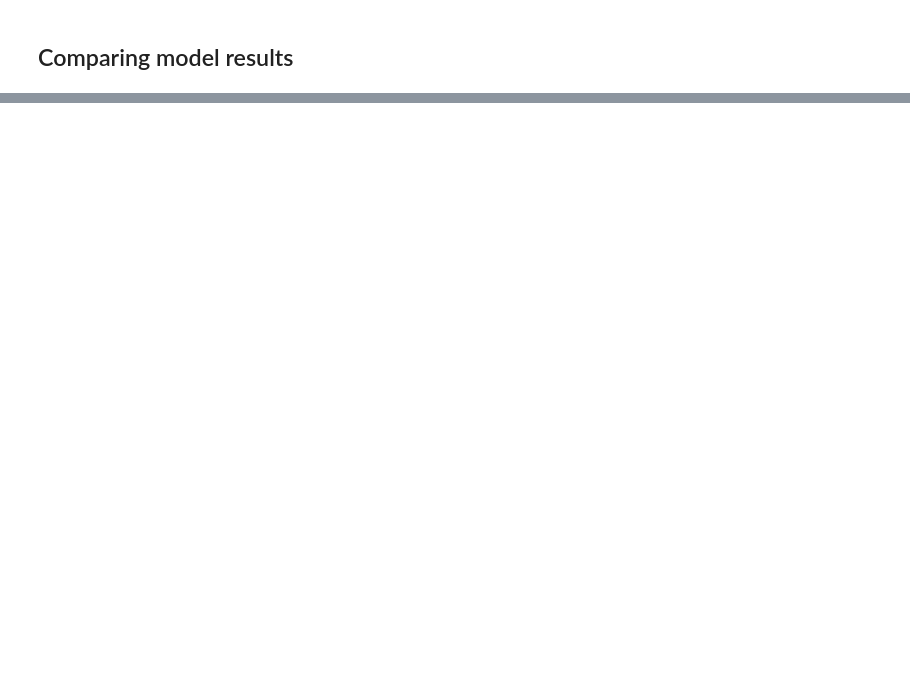
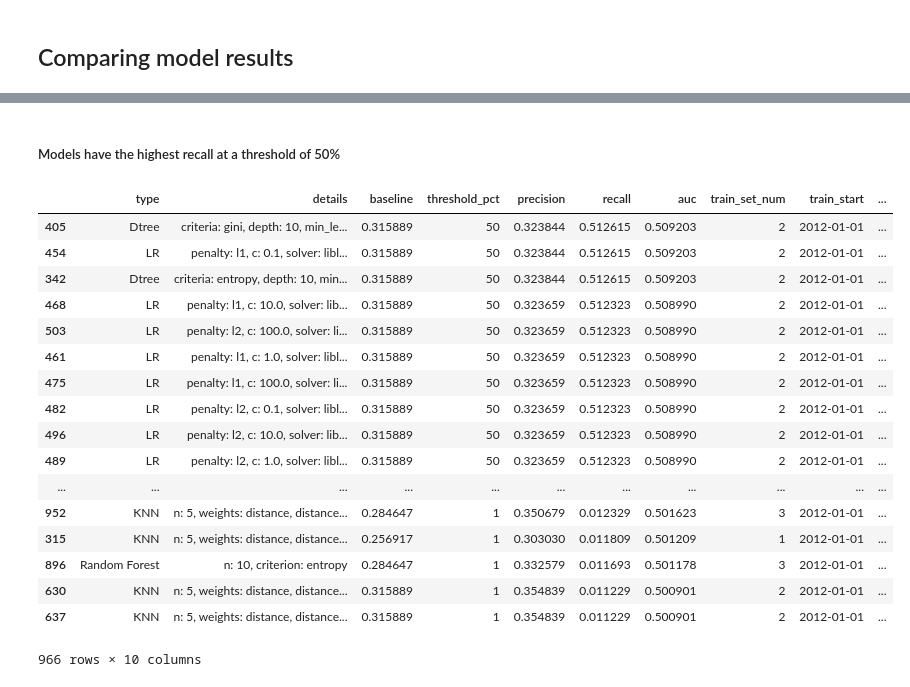
Before and after one commit to laurenjli/ml-pubpol, a Jupyter notebook: hw3/hw3_analysis.ipynb, the cells around one changed output, grey strips where cells are left out. Cells and saved outputs as stored; diff of their text form; code cells hidden in the pictures; blank space fills up the shorter version.

```diff
--- a/hw3/hw3_analysis.ipynb
+++ b/hw3/hw3_analysis.ipynb
@@ -269,0 +212,23 @@ resdf = pp.load_csv('./data/finalrun.csv')
+# %% [markdown]
+##### Models have the highest recall at a threshold of 50%
+# %%
+resdf.sort_values('recall', ascending=False)
+# %% [output]
+|  | type | details | baseline | threshold_pct | precision | recall | auc | train_set_num | train_start | ... |
+| 405 | Dtree | criteria: gini, depth: 10, min_le... | 0.315889 | 50 | 0.323844 | 0.512615 | 0.509203 | 2 | 2012-01-01 | ... |
+| 454 | LR | penalty: l1, c: 0.1, solver: libl... | 0.315889 | 50 | 0.323844 | 0.512615 | 0.509203 | 2 | 2012-01-01 | ... |
+| 342 | Dtree | criteria: entropy, depth: 10, min... | 0.315889 | 50 | 0.323844 | 0.512615 | 0.509203 | 2 | 2012-01-01 | ... |
+| 468 | LR | penalty: l1, c: 10.0, solver: lib... | 0.315889 | 50 | 0.323659 | 0.512323 | 0.508990 | 2 | 2012-01-01 | ... |
+| 503 | LR | penalty: l2, c: 100.0, solver: li... | 0.315889 | 50 | 0.323659 | 0.512323 | 0.508990 | 2 | 2012-01-01 | ... |
+| 461 | LR | penalty: l1, c: 1.0, solver: libl... | 0.315889 | 50 | 0.323659 | 0.512323 | 0.508990 | 2 | 2012-01-01 | ... |
+| 475 | LR | penalty: l1, c: 100.0, solver: li... | 0.315889 | 50 | 0.323659 | 0.512323 | 0.508990 | 2 | 2012-01-01 | ... |
+| 482 | LR | penalty: l2, c: 0.1, solver: libl... | 0.315889 | 50 | 0.323659 | 0.512323 | 0.508990 | 2 | 2012-01-01 | ... |
+| 496 | LR | penalty: l2, c: 10.0, solver: lib... | 0.315889 | 50 | 0.323659 | 0.512323 | 0.508990 | 2 | 2012-01-01 | ... |
+| 489 | LR | penalty: l2, c: 1.0, solver: libl... | 0.315889 | 50 | 0.323659 | 0.512323 | 0.508990 | 2 | 2012-01-01 | ... |
+| ... | ... | ... | ... | ... | ... | ... | ... | ... | ... | ... |
+| 952 | KNN | n: 5, weights: distance, distance... | 0.284647 | 1 | 0.350679 | 0.012329 | 0.501623 | 3 | 2012-01-01 | ... |
+| 315 | KNN | n: 5, weights: distance, distance... | 0.256917 | 1 | 0.303030 | 0.011809 | 0.501209 | 1 | 2012-01-01 | ... |
+| 896 | Random Forest | n: 10, criterion: entropy | 0.284647 | 1 | 0.332579 | 0.011693 | 0.501178 | 3 | 2012-01-01 | ... |
+| 630 | KNN | n: 5, weights: distance, distance... | 0.315889 | 1 | 0.354839 | 0.011229 | 0.500901 | 2 | 2012-01-01 | ... |
+| 637 | KNN | n: 5, weights: distance, distance... | 0.315889 | 1 | 0.354839 | 0.011229 | 0.500901 | 2 | 2012-01-01 | ... |
+966 rows × 10 columns
```
Also changed, not shown: parts of 21 cells of this notebook, 5 other files.
